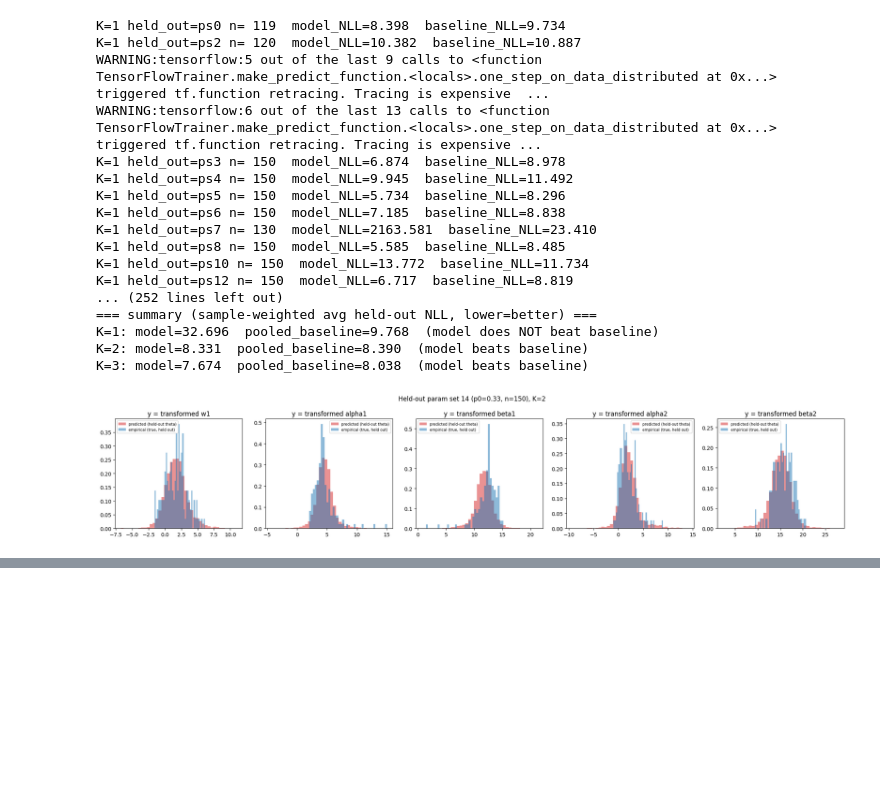
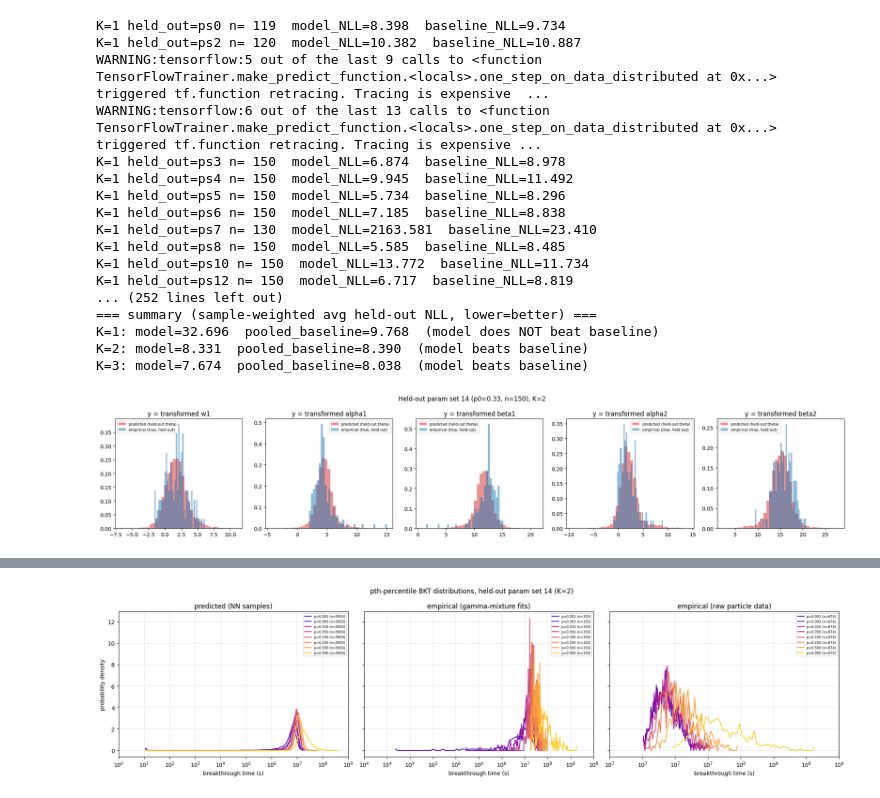
Before and after one commit to angelaliu6/fracture-flow-urop, a Jupyter notebook: Updated Code/[MDN] theta to gamma coeffs.ipynb, the cells around one changed output, grey strips where cells are left out. Drawn from its saved outputs; the diff is of its cells as text; code cells hidden in the pictures; blank space fills up the shorter version.

```diff
--- a/Updated Code/[MDN] theta to gamma coeffs.ipynb
+++ b/Updated Code/[MDN] theta to gamma coeffs.ipynb
@@ -483,3 +548,102 @@ plt.show()
+# %%
+# pth-percentile BKT distributions from sampled coefficients, vs. two different
+# empirical baselines, shown as three separate (not overlaid) panels:
+#   1. predicted:            NN-sampled coefficients -> gamma-mixture quantile
+#   2. empirical (fit-based): each trial's own MLE-fit coefficients -> gamma-mixture quantile
+#      (same computation as (1), isolates "are the NN's predicted coefficients good"
+#      from "is the gamma-mixture itself a good model of the true BKT distribution")
+#   3. empirical (raw):       quantile_bkt on actual particle arrival times, no
+#      gamma-mixture involved at all (same quantity as [per p] distrib of pth
+#      percentile bkt.ipynb) -- the full end-to-end ground truth
+
+def quantile_bkt(bkt, p, Np):
+    """pth-percentile breakthrough time for one trial from its RAW particle
+    arrival times (order statistic), or None if undefined. Copied verbatim
+    from [per p] distrib of pth percentile bkt.ipynb."""
+    k = int(np.floor(p * Np))
+    if k < len(bkt):
+        return bkt[k]
+    return None
+
+
+def batch_gamma_mixture_quantile(w1, a1, b1, a2, b2, p, t_grid):
+    """Vectorized inverse-CDF of a 2-component gamma mixture (no closed form
+    exists) via a fine t_grid + linear interpolation. Validated against
+    scipy's exact gamma.ppf on a degenerate (single-component) case: <0.06%
+    relative error across p in [0.001, 0.9] with a 500-point grid.
+
+    frac is clipped to [0,1] and the result clamped to the grid range -- some
+    predicted coefficient draws are extreme enough (e.g. a near-zero-weight
+    component saturated entirely below/above the grid) that the local CDF
+    slope at the bracketing grid cell is ~0, and unclamped linear
+    extrapolation there blows up to +-1e299. Clamping means those cases
+    report "quantile is at least/at most the grid edge" rather than garbage."""
+    w1, a1, b1, a2, b2 = (np.atleast_1d(x) for x in (w1, a1, b1, a2, b2))
+    cdf_grid = (w1[:, None] * gamma_dist.cdf(t_grid[None, :], a=a1[:, None], scale=b1[:, None]) +
+                (1 - w1[:, None]) * gamma_dist.cdf(t_grid[None, :], a=a2[:, None], scale=b2[:, None]))
+    idx = np.clip(np.sum(cdf_grid < p, axis=1) - 1, 0, len(t_grid) - 2)
+    rows = np.arange(len(idx))
+    t0, t1 = t_grid[idx], t_grid[idx + 1]
+    c0, c1 = cdf_grid[rows, idx], cdf_grid[rows, idx + 1]
+    denom = c1 - c0
+    frac = np.where(denom > 1e-9, (p - c0) / np.where(denom > 1e-9, denom, 1.0), 0.5)
+    frac = np.clip(frac, 0.0, 1.0)
+    q = t0 + frac * (t1 - t0)
+    return np.clip(q, t_grid[0], t_grid[-1])
+
+
+PCTL_Np = 1000
+p_vals = [0.001, 0.005, 0.01, 0.05, 0.1, 0.25, 0.5, 0.9]
+p_colors = plt.cm.plasma(np.linspace(0.1, 0.9, len(p_vals)))
+q_grid = np.logspace(1, 9, 500)  # fine grid for the gamma-mixture quantile inversion
+
+# --- source 1: predicted (NN samples) ---
+pred_w1 = 1 / (1 + np.exp(-samples[:, 0]))
+pred_a1, pred_b1 = np.exp(samples[:, 1]), np.exp(samples[:, 2])
+pred_a2, pred_b2 = np.exp(samples[:, 3]), np.exp(samples[:, 4])
+
+# --- source 2: empirical, fit-based (each trial's own MLE-fit coefficients) ---
+fit_w1, fit_a1, fit_b1, fit_a2, fit_b2 = (test_df[c].values for c in COEF_NAMES)
+
+# --- source 3: empirical, raw (actual particle arrival times, no gamma-mixture) ---
+raw_trial_data = all_param_sets[HELD_OUT_PS]['trial_data']
+
+fig, (ax_pred, ax_fit, ax_raw) = plt.subplots(1, 3, figsize=(19, 5), sharey=True)
+
+for p, color in zip(p_vals, p_colors):
+    pred_q = batch_gamma_mixture_quantile(pred_w1, pred_a1, pred_b1, pred_a2, pred_b2, p, q_grid)
+    counts, edges = np.histogram(np.log10(pred_q), bins=60, density=True)
+    ax_pred.plot((edges[:-1] + edges[1:]) / 2, counts, color=color, label=f'p={p:.3f} (n={len(pred_q)})')
+
+    fit_q = batch_gamma_mixture_quantile(fit_w1, fit_a1, fit_b1, fit_a2, fit_b2, p, q_grid)
+    counts, edges = np.histogram(np.log10(fit_q), bins=60, density=True)
+    ax_fit.plot((edges[:-1] + edges[1:]) / 2, counts, color=color, label=f'p={p:.3f} (n={len(fit_q)})')
+
+    raw_vals = [quantile_bkt(bkt, p, PCTL_Np) for bkt in raw_trial_data]
+    raw_vals = np.array([v for v in raw_vals if v is not None])
+    if len(raw_vals) >= 2:
+        counts, edges = np.histogram(np.log10(raw_vals), bins=60, density=True)
+        ax_raw.plot((edges[:-1] + edges[1:]) / 2, counts, color=color, label=f'p={p:.3f} (n={len(raw_vals)})')
+
+for ax, title in zip((ax_pred, ax_fit, ax_raw),
+                     ('predicted (NN samples)',
+                      'empirical (gamma-mixture fits)',
+                      'empirical (raw particle data)')):
+    ax.set_xlabel('breakthrough time (s)')
+    ticks = ax.get_xticks()
+    ax.set_xticks(ticks)
+    ax.set_xticklabels([f'$10^{{{t:.0f}}}$' for t in ticks])
+    ax.set_title(title)
+    ax.legend(fontsize=6)
+    ax.grid(True, alpha=0.3)
+ax_pred.set_ylabel('probability density')
+
+plt.suptitle(f'pth-percentile BKT distributions, held-out param set {HELD_OUT_PS} (K={BEST_K})')
+plt.tight_layout()
+plt.savefig(transport_dir / f'MDN_heldout_ps{HELD_OUT_PS}_K{BEST_K}_percentile_bkt.png', dpi=150)
+plt.show()
+# %% [output]
+[figure, added]
 # %%
 # --- Conclusion (proof-of-concept, not a production model) ---
 #
```
Also changed, not shown: parts of 4 cells of this notebook, 4 other files.
